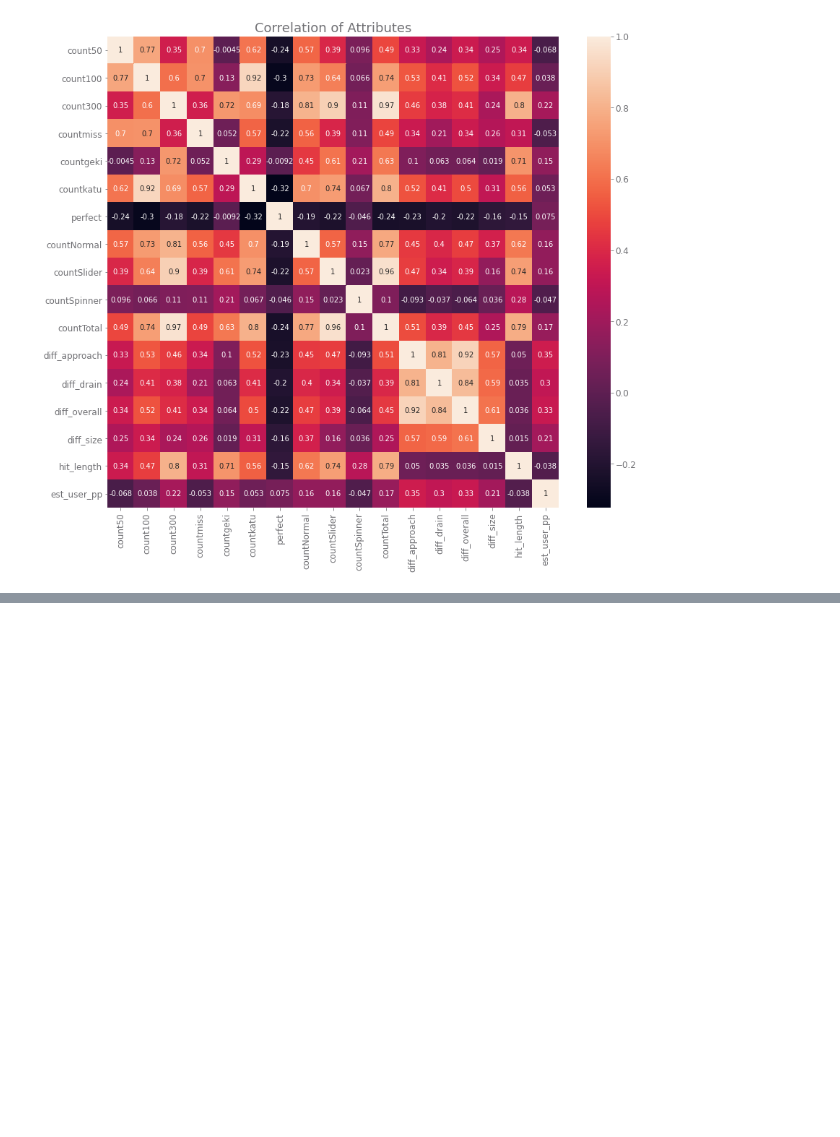
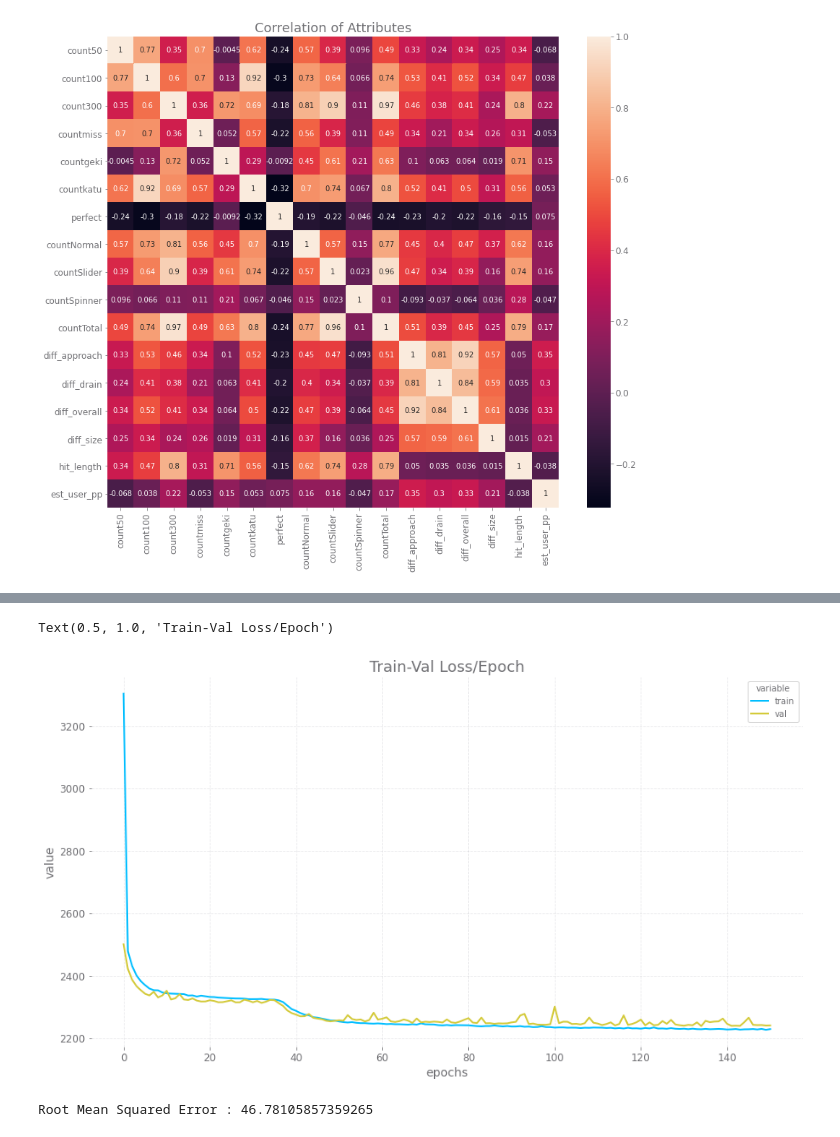
Before and after one commit to the-data-science-union/DSU-S2021-mlpp, a Jupyter notebook: exploration/7_preliminary_modeling/1_torch_nn.ipynb, the cells around one changed output, grey strips where cells are left out. Saved outputs shown, nothing was run; the diff lists cells and outputs as text; code cells hidden in the pictures; blank space fills up the shorter version.

```diff
--- a/exploration/7_preliminary_modeling/1_torch_nn.ipynb
+++ b/exploration/7_preliminary_modeling/1_torch_nn.ipynb
@@ -165,0 +129,39 @@ RuntimeError: [enforce fail at CPUAllocator.cpp:67] . DefaultCPUAllocator: can't
+# %%
+print("Begin training.")
+for e in tqdm(range(1, EPOCHS+1)):
+
+    # TRAINING
+    train_epoch_loss = 0
+    model.train()
+    for X_train_batch, y_train_batch in train_loader:
+        X_train_batch, y_train_batch = X_train_batch.to(device), y_train_batch.to(device)
+        optimizer.zero_grad()
+
+        y_train_pred = model(X_train_batch)
+
+        train_loss = criterion(y_train_pred, y_train_batch.unsqueeze(1))
+
+        train_loss.backward()
+        optimizer.step()
+
+        train_epoch_loss += train_loss.item()
+
+
+    # VALIDATION
+    with torch.no_grad():
+
+        val_epoch_loss = 0
+
+        model.eval()
+        for X_val_batch, y_val_batch in val_loader:
+            X_val_batch, y_val_batch = X_val_batch.to(device), y_val_batch.to(device)
+
+            y_val_pred = model(X_val_batch)
+
+            val_loss = criterion(y_val_pred, y_val_batch.unsqueeze(1))
+
+            val_epoch_loss += val_loss.item()
+    loss_stats['train'].append(train_epoch_loss/len(train_loader))
+    loss_stats['val'].append(val_epoch_loss/len(val_loader))
+
+    print(f'Epoch {e+0:03}: | Train Loss: {train_epoch_loss/len(train_loader):.5f} | Val Loss: {val_epoch_loss/len(val_loader):.5f}')
@@ -165,0 +187,7 @@ RuntimeError: [enforce fail at CPUAllocator.cpp:67] . DefaultCPUAllocator: can't
+# %%
+train_val_loss_df = pd.DataFrame.from_dict(loss_stats).reset_index().melt(id_vars=['index']).rename(columns={"index":"epochs"})
+plt.figure(figsize=(15,8))
+sns.lineplot(data=train_val_loss_df, x = "epochs", y="value", hue="variable").set_title('Train-Val Loss/Epoch')
+# %% [output]
+Text(0.5, 1.0, 'Train-Val Loss/Epoch')
+[figure, added]
@@ -165,0 +203,5 @@ RuntimeError: [enforce fail at CPUAllocator.cpp:67] . DefaultCPUAllocator: can't
+# %%
+rmse = math.sqrt(mean_squared_error(y_test, y_pred_list))
+print("Root Mean Squared Error :", rmse)
+# %% [output]
+Root Mean Squared Error : 46.78105857359265
```
Also changed, not shown: parts of 27 cells of this notebook.
